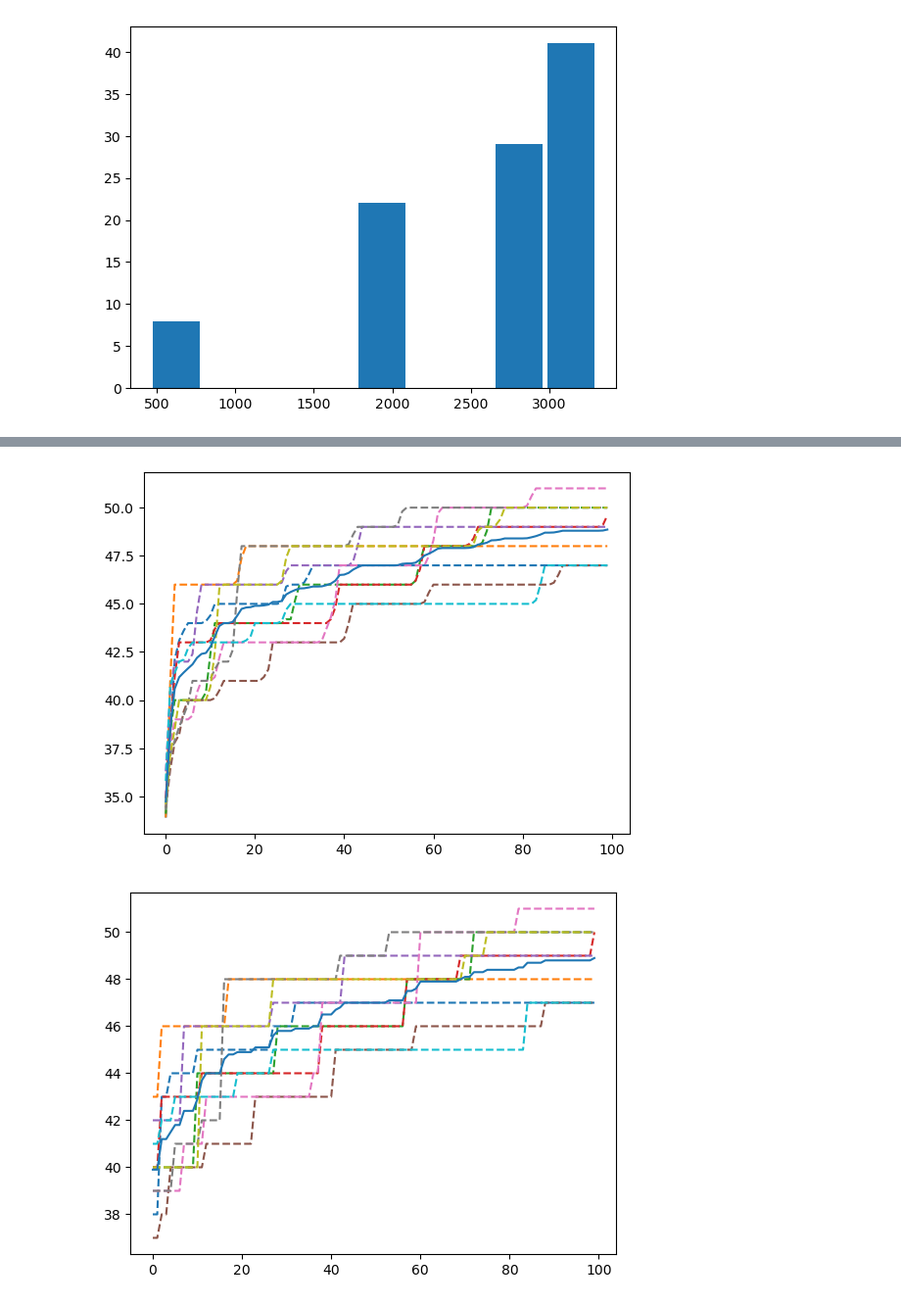
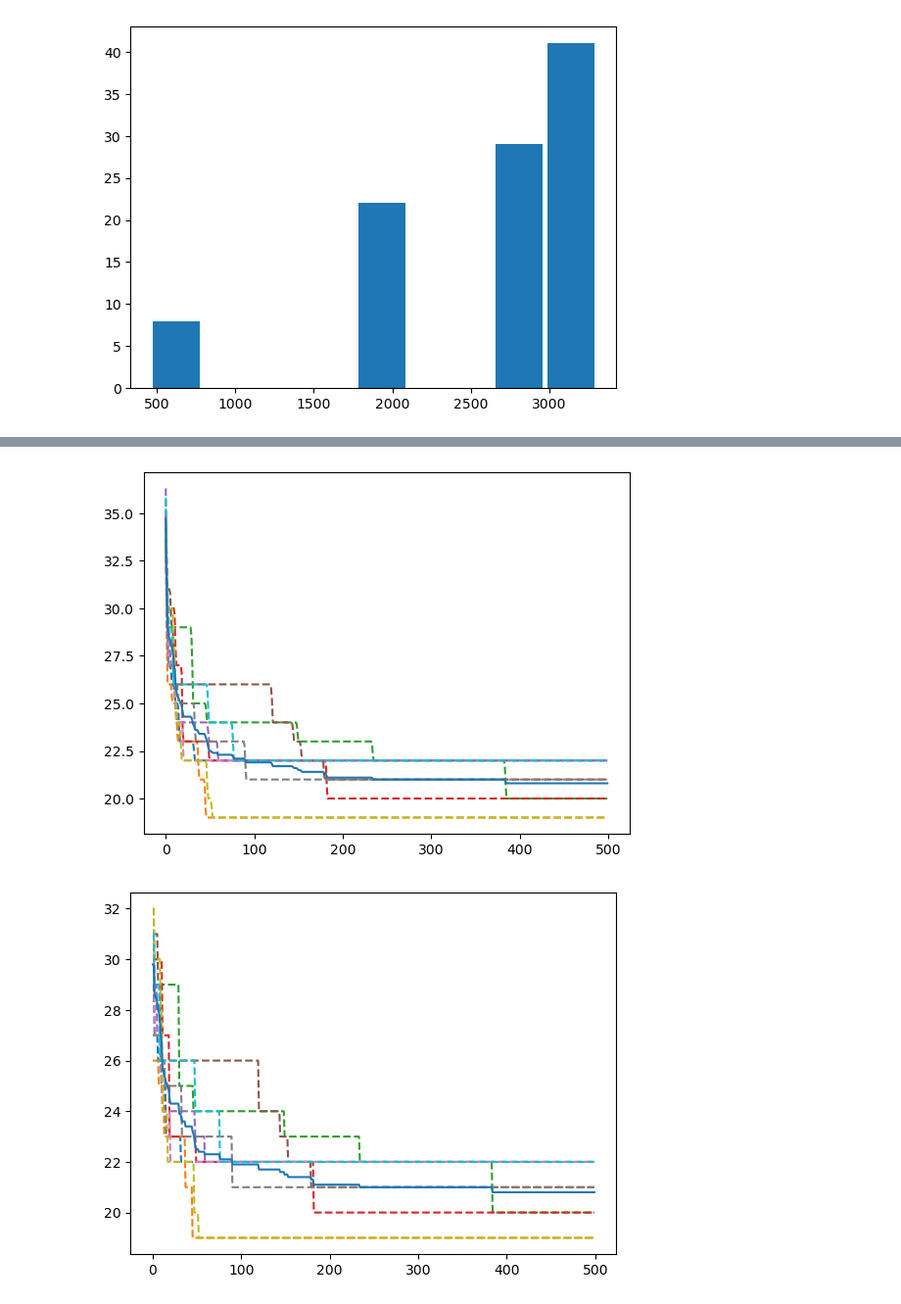
Before and after one commit to Lothe1/Heuristic_Optimization_-T1_2023-, a Jupyter notebook: HW4.ipynb, the cells around one changed output, grey strips where cells are left out. Shown: that part at 98% size. Saved outputs shown, nothing was run; the diff lists cells and outputs as text; code cells hidden in the pictures.

```diff
--- a/HW4.ipynb
+++ b/HW4.ipynb
@@ -96,7 +96,7 @@ def chooseNchildren(current_generation, children_amount, mutation_prob):
         parent2 = pickparent(current_generation, runningtotal)
         children.append(cut_parents(parent1,parent2))
 
-    children.extend(current_generation)
+
 
     mutated_children = []
 
@@ -111,6 +111,8 @@ def chooseNchildren(current_generation, children_amount, mutation_prob):
             mutated_children.append(str(gene_list))
         else:
             mutated_children.append(gene)
+
+    mutated_children.extend(current_generation)
 
     mutated_children.sort(key = lambda x: calcFitness(x), reverse = True)
 
@@ -241,5 +243,5 @@ def simpleGeneticSimulation(Trial, popsize, iteration, mutationprob):
 
 
 
-simpleGeneticSimulation(20, 6, 100, 0.2)
+simpleGeneticSimulation(20, 6, 100, 0.5)
 # %% [output]
@@ -490,6 +576,6 @@ def simpleGeneticSimulation(Trial, popsize, iteration, mutationprob, crossprob,
     plt.plot(range(0, iteration), getAvgListofList(AllBestfitnessList))
     plt.show()
 # %%
-simpleGeneticSimulation(10, 10, 100, 0.05, .9, chooseNchildren, cutParentPMX, mutateswap,pickChildrenRoulette )
-simpleGeneticSimulation(10, 10, 100, 0.05, .9, chooseNchildren, cutParentPMX, mutateswap,pickChildrenTournament )
+simpleGeneticSimulation(10, 10, 500, 0.05, .9, chooseNchildren, cutParentPMX, mutateswap,pickChildrenRoulette )
+simpleGeneticSimulation(10, 10, 500, 0.05, .9, chooseNchildren, cutParentPMX, mutateswap,pickChildrenTournament )
 # %% [output]
@@ -498,3 +584,3 @@ simpleGeneticSimulation(10, 10, 100, 0.05, .9, chooseNchildren, cutParentPMX, mu
-[figure, old version]
+[figure, new version]
-[figure, old version]
+[figure, new version]
 # %%
```
Also changed, not shown: parts of 6 cells of this notebook, 4 other files.
